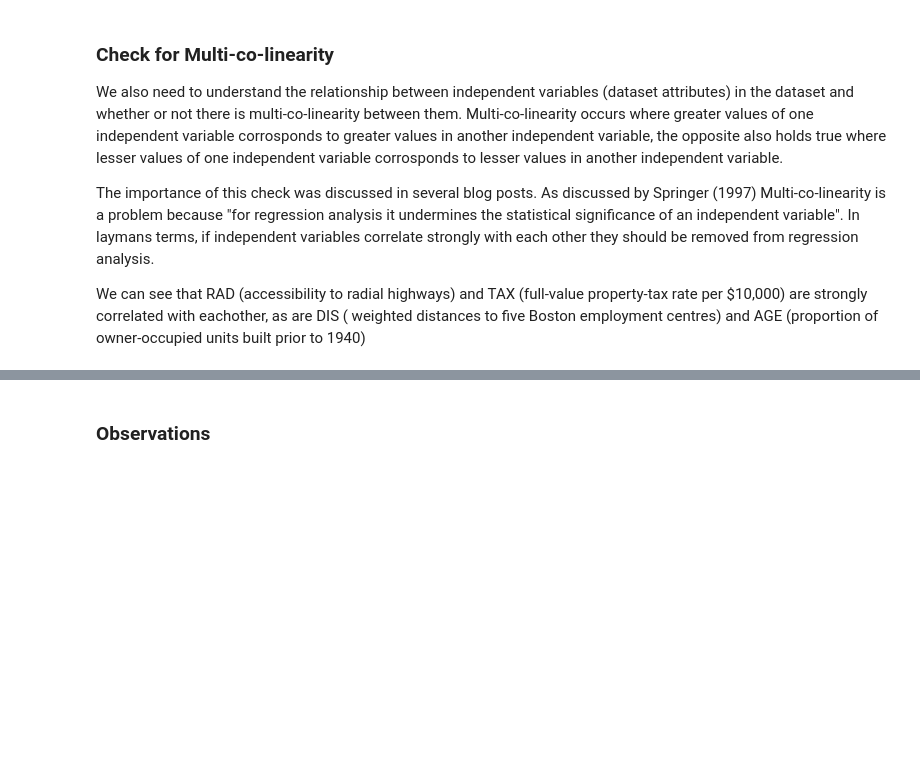
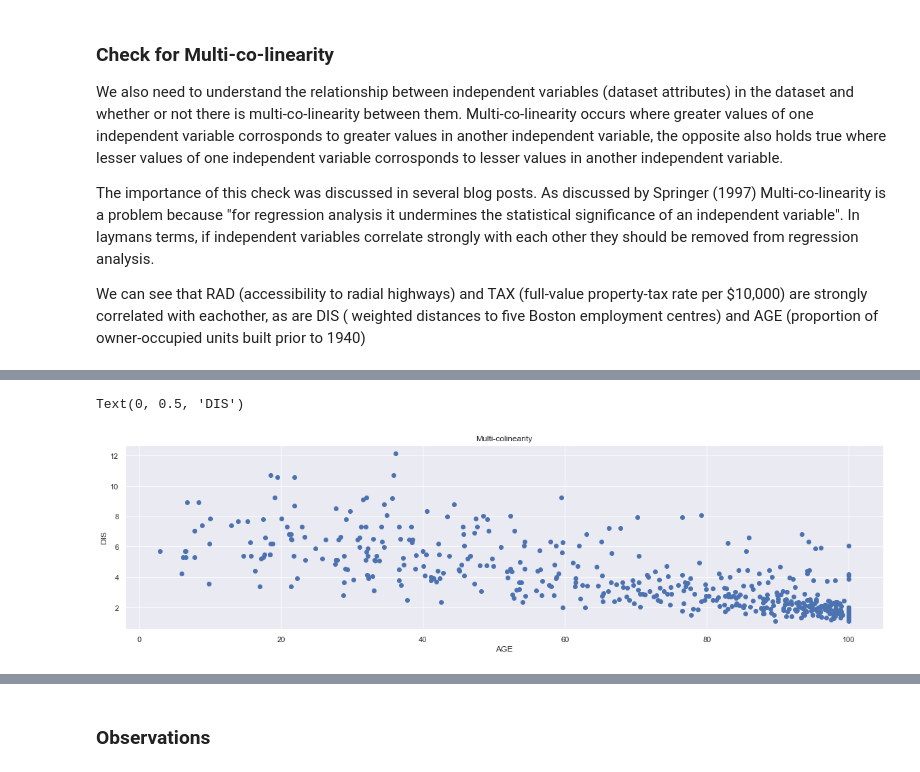
Before and after one commit to SimonMcLain/ML-Statistics-Project-2019-G00364775, a Jupyter notebook: Project.ipynb, the cells around one changed output, grey strips where cells are left out. Drawn from its saved outputs; the diff is of its cells as text; code cells hidden in the pictures; blank space fills up the shorter version.

```diff
--- a/Project.ipynb
+++ b/Project.ipynb
@@ -85,0 +118,12 @@ sns.heatmap(data=correlation_matrix, annot=True)
+# %%
+plt.figure(figsize=(20, 5))
+
+x = df['AGE']
+y = df['DIS']
+plt.scatter(x, y, marker='o')
+plt.title("Multi-colinearity")
+plt.xlabel('AGE')
+plt.ylabel('DIS')
+# %% [output]
+Text(0, 0.5, 'DIS')
+[figure, added]
```
Also changed, not shown: parts of 13 cells of this notebook.
